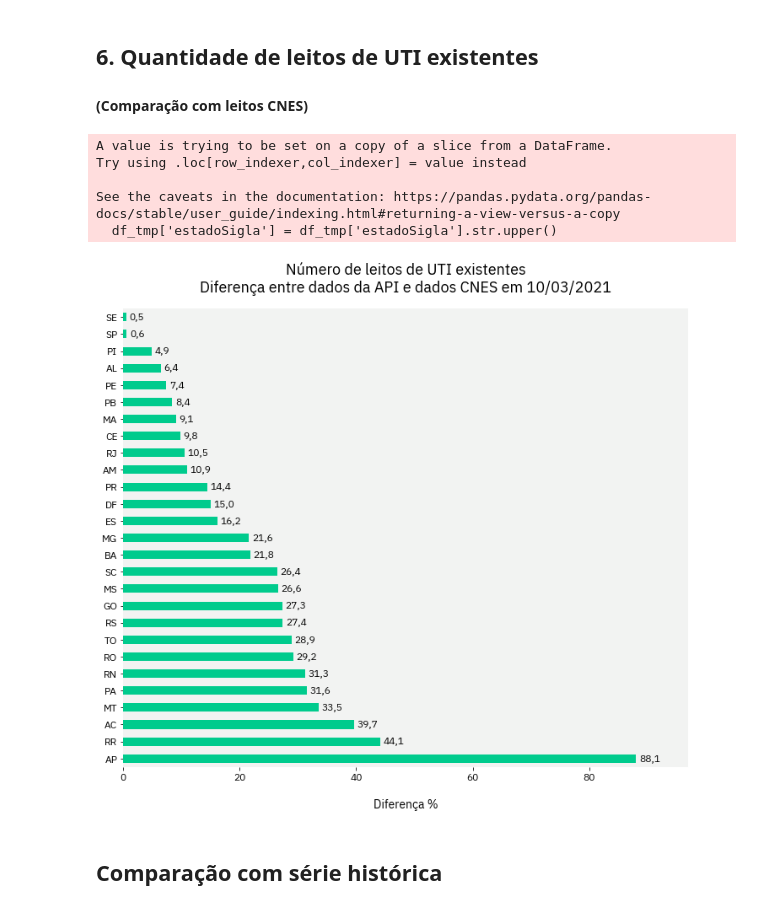
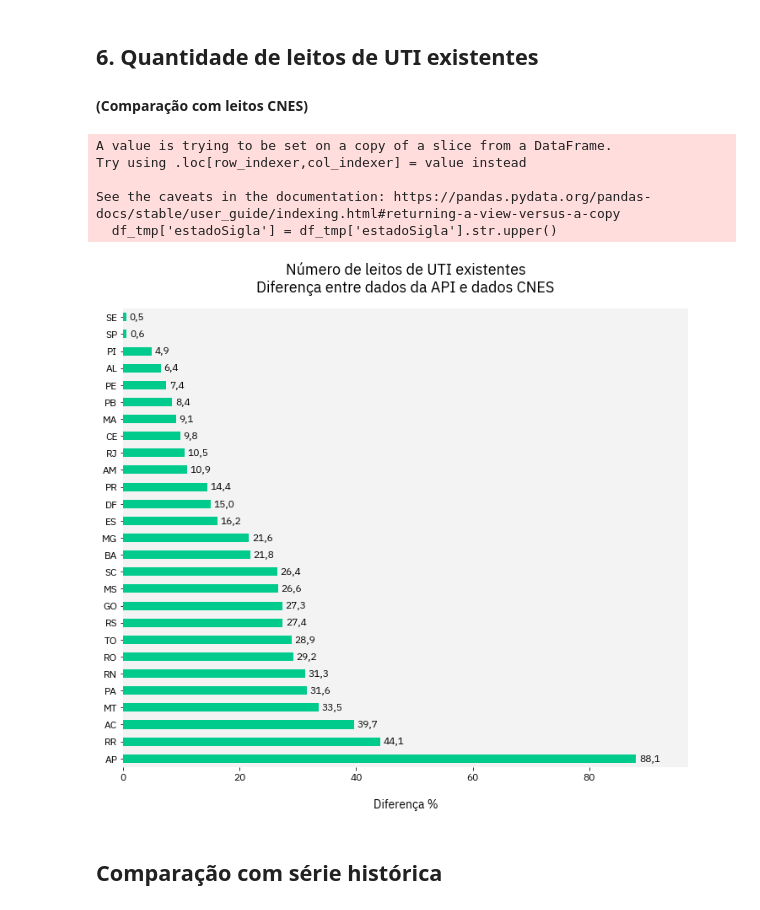
Before and after one commit to okfn-brasil/transparencia-leitos-covid-analise, a Jupyter notebook: Analysis.ipynb, the cells around one changed output. Saved outputs shown, nothing was run; the diff lists cells and outputs as text; code cells hidden in the pictures.

Commit message:
Changes in CNES chart

```diff
--- a/Analysis.ipynb
+++ b/Analysis.ipynb
@@ -517,34 +517,34 @@ plot_heatmap(df_heatmap, df_heatmap.columns.values.tolist(), round_pct=False,
 # %%
 df_tmp = df_hb[(df_hb['deactivated_proxy'] == False) & (df_hb.has_uti_proxy == True)]
 df_tmp['estadoSigla'] = df_tmp['estadoSigla'].str.upper()
 
 by_state = df_tmp.groupby('estadoSigla').agg({
     'uti_beds_via_cnes': 'sum',
     'totalOfertaUti': 'sum',
     'totalOfertaUtiAlt': 'sum',
     'totalOcupUti': 'sum',
     'ofertaSRAGUti': 'sum',
     'ocupSRAGUti': 'sum',
     'ofertaHospUti': 'sum',
     'ocupHospUti': 'sum',
 }).reset_index()
 
 df_tmp = by_state.set_index('estadoSigla')
 df_tmp['diff_uti_total_oferta'] = abs((df_tmp['totalOfertaUti'] / df_tmp['uti_beds_via_cnes']) - 1)
 
 plot_barh(df_tmp, 'diff_uti_total_oferta', round_pct=True, ascending=True,
-         title='Número de leitos de UTI existentes\nDiferença entre dados da API e dados CNES em 10/03/2021',
+         title='Número de leitos de UTI existentes\nDiferença entre dados da API e dados CNES',
          xlabel='Diferença %',
          figsize=(12,10),
          file_name='diferenca_leitos_cnes',
          )
 # %% [output]
 A value is trying to be set on a copy of a slice from a DataFrame.
 Try using .loc[row_indexer,col_indexer] = value instead
 
 See the caveats in the documentation: https://pandas.pydata.org/pandas-docs/stable/user_guide/indexing.html#returning-a-view-versus-a-copy
   df_tmp['estadoSigla'] = df_tmp['estadoSigla'].str.upper()
-[figure, old version]
+[figure, new version]
 # %% [markdown]
 ## Comparação com série histórica
 # %%
```
Also changed, not shown: 1 other file.
